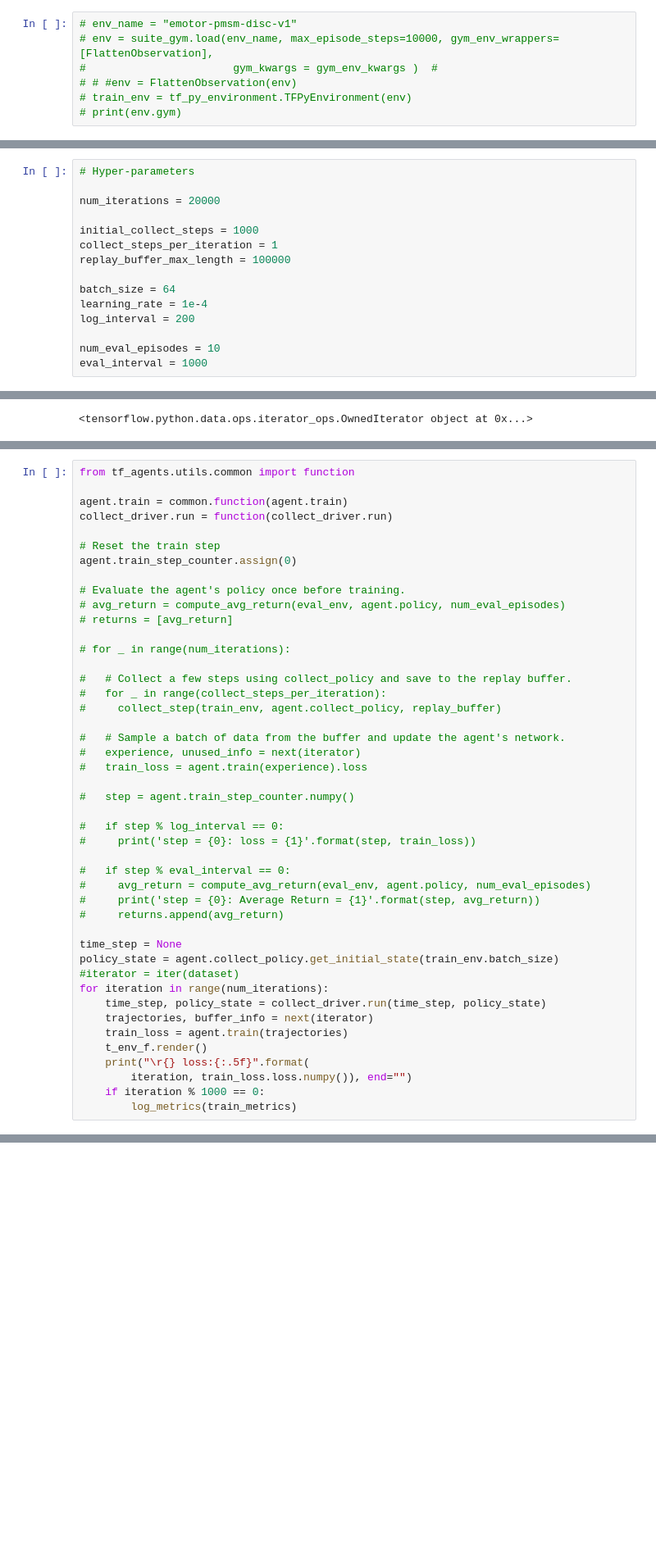
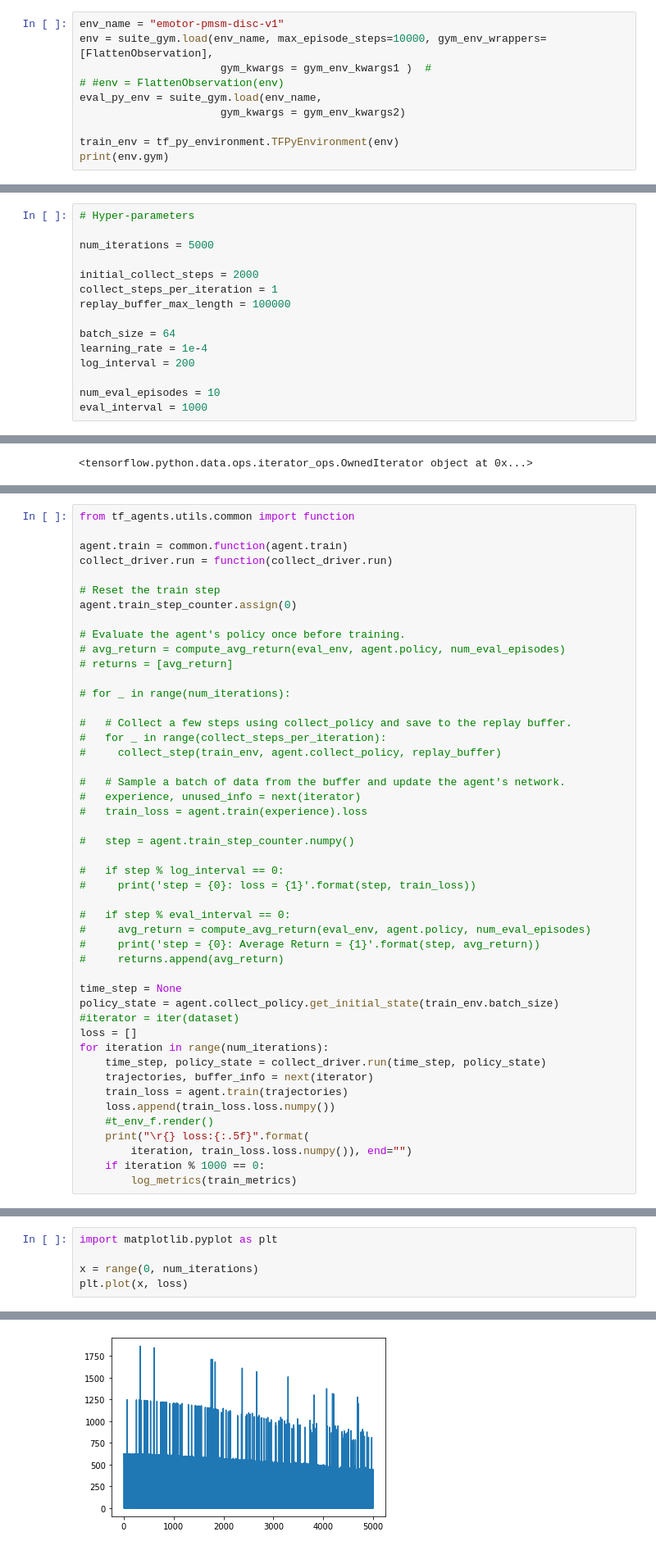
Before and after one commit to fbook98/gym-electric-motor, a Jupyter notebook: examples/tf_agents_DQN_disc_pmsm.ipynb, the cells around one changed output, grey strips where cells are left out. Shown at 82% size. Drawn from its saved outputs; the diff is of its cells as text; blank space fills up the shorter version.

Commit message:
evaluation of trained model on a separate env. Evaluation errors to be fixed

```diff
--- a/examples/tf_agents_DQN_disc_pmsm.ipynb
+++ b/examples/tf_agents_DQN_disc_pmsm.ipynb
@@ -128,7 +108,10 @@ train_env = tf_py_environment.TFPyEnvironment(t_py_env)
 # %%
-# env_name = "emotor-pmsm-disc-v1"
-# env = suite_gym.load(env_name, max_episode_steps=10000, gym_env_wrappers=[FlattenObservation],
-#                       gym_kwargs = gym_env_kwargs )  #
-# # #env = FlattenObservation(env)
-# train_env = tf_py_environment.TFPyEnvironment(env)
-# print(env.gym)
+env_name = "emotor-pmsm-disc-v1"
+env = suite_gym.load(env_name, max_episode_steps=10000, gym_env_wrappers=[FlattenObservation],
+                      gym_kwargs = gym_env_kwargs1 )  #
+# #env = FlattenObservation(env)
+eval_py_env = suite_gym.load(env_name,
+                      gym_kwargs = gym_env_kwargs2)
+
+train_env = tf_py_environment.TFPyEnvironment(env)
+print(env.gym)
@@ -148,9 +133,9 @@ q_net = q_network.QNetwork(
 # %%
 # Hyper-parameters
 
-num_iterations = 20000
+num_iterations = 5000
 
-initial_collect_steps = 1000
+initial_collect_steps = 2000
 collect_steps_per_iteration = 1
 replay_buffer_max_length = 100000
 
@@ -341,11 +326,13 @@ agent.train_step_counter.assign(0)
 time_step = None
 policy_state = agent.collect_policy.get_initial_state(train_env.batch_size)
 #iterator = iter(dataset)
+loss = []
 for iteration in range(num_iterations):
     time_step, policy_state = collect_driver.run(time_step, policy_state)
     trajectories, buffer_info = next(iterator)
     train_loss = agent.train(trajectories)
-    t_env_f.render()
+    loss.append(train_loss.loss.numpy())
+    #t_env_f.render()
     print("\r{} loss:{:.5f}".format(
         iteration, train_loss.loss.numpy()), end="")
     if iteration % 1000 == 0:
@@ -390,0 +371,6 @@ INFO:absl:
+# %%
+import matplotlib.pyplot as plt
+
+x = range(0, num_iterations)
+plt.plot(x, loss)
+# %% [output]
@@ -390,0 +378 @@ INFO:absl:
+[figure, added]
```
Also changed, not shown: parts of 11 cells of this notebook.
